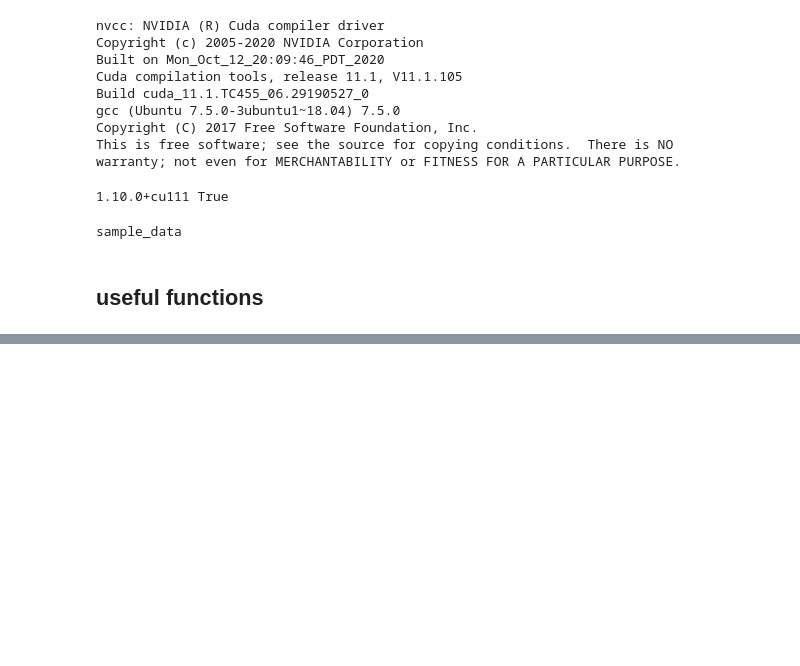
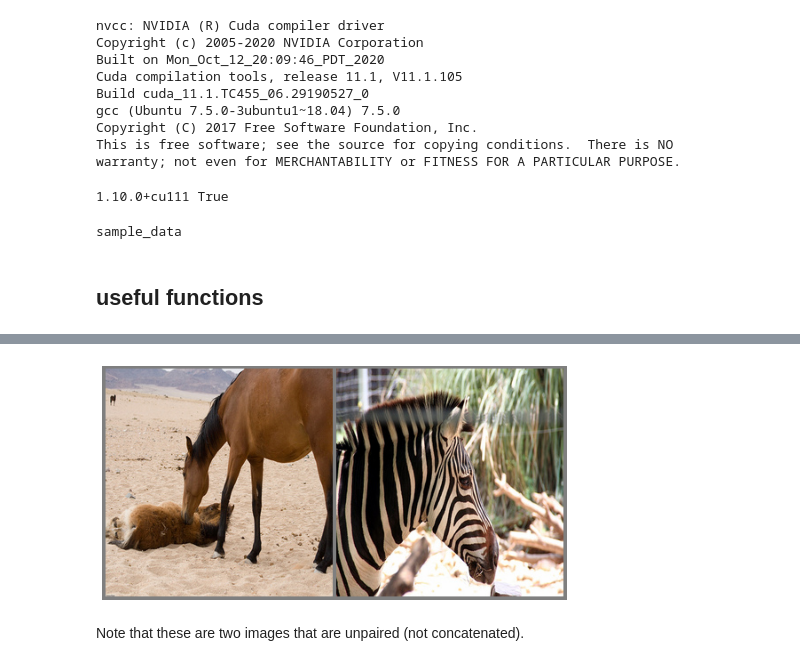
Before and after one commit to jinyingtld/python, a Jupyter notebook: AI6126_tutorial7.ipynb, the cells around one changed output, grey strips where cells are left out. Cells and saved outputs as stored; diff of their text form; code cells hidden in the pictures; blank space fills up the shorter version.

```diff
--- a/AI6126_tutorial7.ipynb
+++ b/AI6126_tutorial7.ipynb
@@ -96,0 +279,10 @@ def load_image(filename):
+# %%
+# read the unpaired image
+img_horse = load_image('./horse2zebra/testA/n02381460_1110.jpg')
+img_zebra = load_image('./horse2zebra/testB/n02391049_860.jpg')
+
+visualize(torchvision.utils.make_grid(torch.cat((img_horse, img_zebra), dim=0), 2, 4), 60)
+# %% [output]
+[figure, added]
+# %% [markdown]
+Note that these are two images that are unpaired (not concatenated).
```
Also changed, not shown: parts of 19 cells of this notebook.
